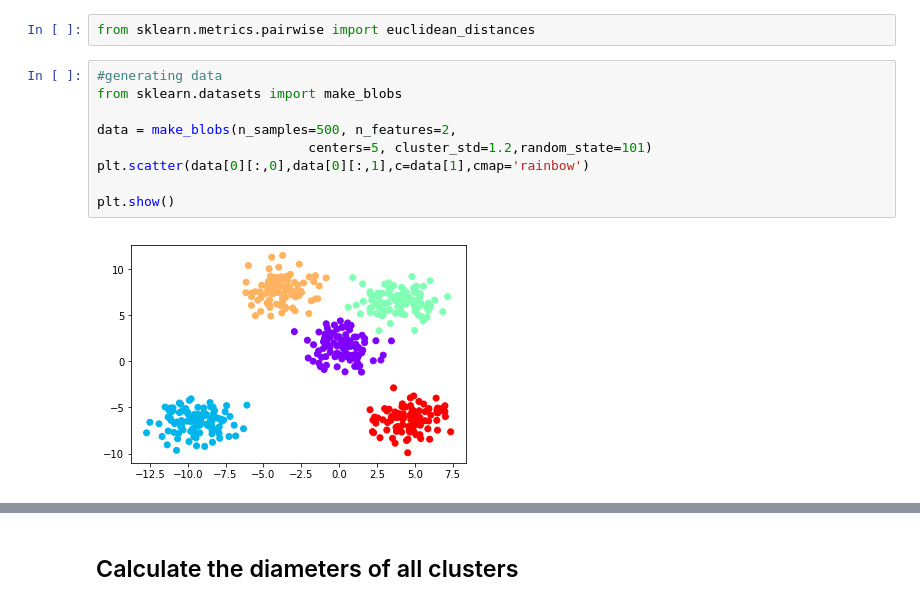
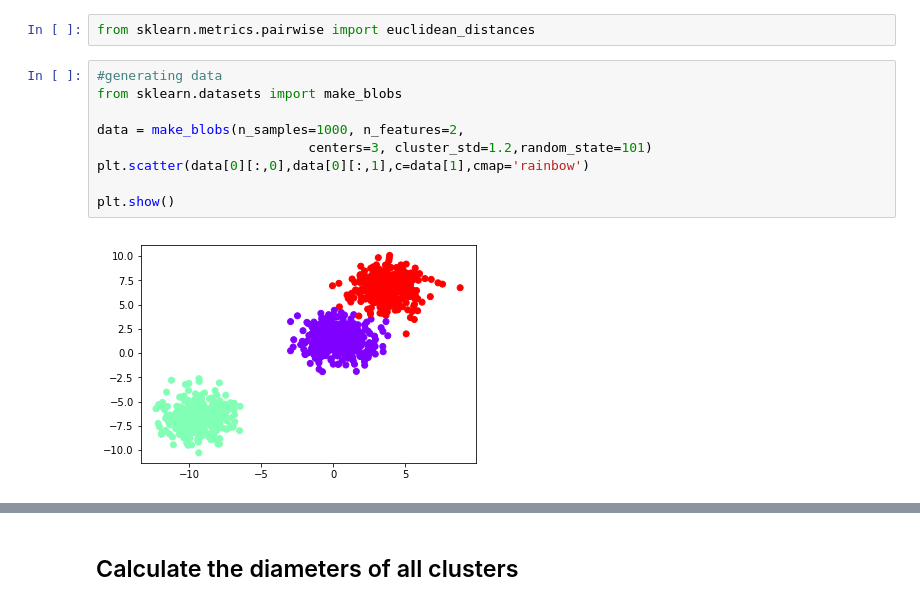
Before and after one commit to studart301d/Clusters-Metrics-Library, a Jupyter notebook: Dunn_Index.ipynb, the cells around one changed output, grey strips where cells are left out. Saved outputs shown, nothing was run; the diff lists cells and outputs as text.

```diff
--- a/Dunn_Index.ipynb
+++ b/Dunn_Index.ipynb
@@ -13,11 +13,11 @@ from sklearn.metrics.pairwise import euclidean_distances
 # %%
 #generating data
 from sklearn.datasets import make_blobs
 
-data = make_blobs(n_samples=500, n_features=2,
-                           centers=5, cluster_std=1.2,random_state=101)
+data = make_blobs(n_samples=1000, n_features=2,
+                           centers=3, cluster_std=1.2,random_state=101)
 plt.scatter(data[0][:,0],data[0][:,1],c=data[1],cmap='rainbow')
 
 plt.show()
 # %% [output]
-[figure, old version]
+[figure, new version]
```
Also changed, not shown: parts of 19 cells of this notebook, 1 other file.
